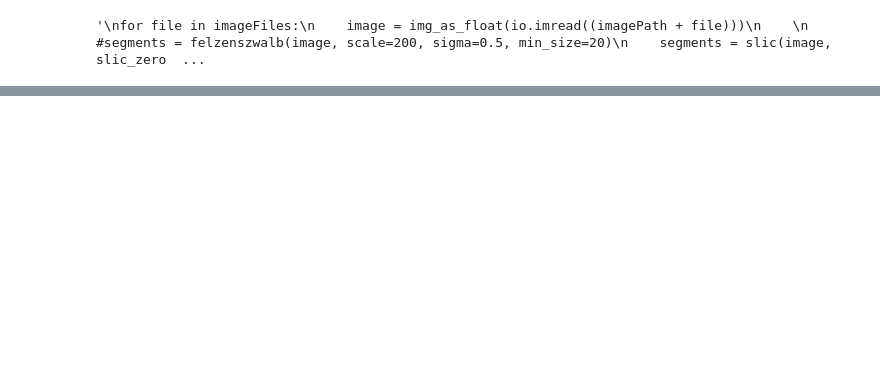
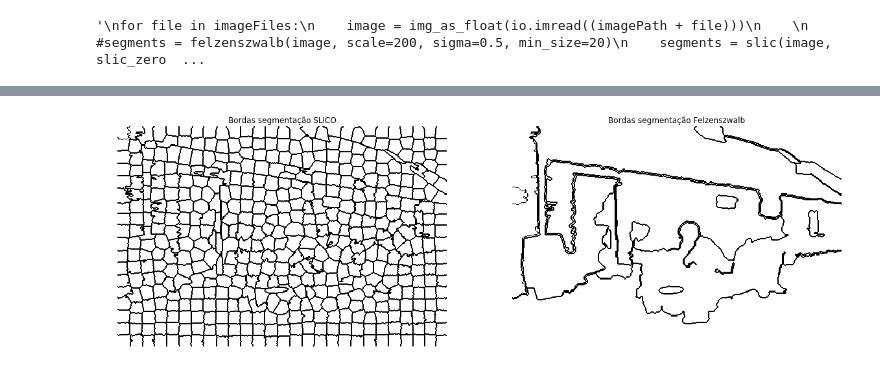
Before and after one commit to falreis/image-segm, a Jupyter notebook: code/segmentation.ipynb, the cells around one changed output, grey strips where cells are left out. Cells and saved outputs as stored; diff of their text form; code cells hidden in the pictures; blank space fills up the shorter version.

```diff
--- a/code/segmentation.ipynb
+++ b/code/segmentation.ipynb
@@ -116,0 +117,16 @@ plt.show()
+# %%
+img = np.zeros(image.shape,dtype=np.uint8)
+img.fill(255)
+
+segs_felz = felzenszwalb(new_image, scale = 4096, min_size = 30)
+
+f, (ax2, ax3) = plt.subplots(1, 2, figsize=(20,20))
+ax2.imshow(mark_boundaries(img, segments, color=(0, 0, 0)))
+ax2.set_title("Bordas segmentação SLICO")
+ax3.imshow(mark_boundaries(img, segs_felz, color=(0, 0, 0)))
+ax3.set_title("Bordas segmentação Felzenszwalb")
+ax2.set_axis_off()
+ax3.set_axis_off()
+plt.show()
+# %% [output]
+[figure, added]
```
Also changed, not shown: parts of 7 cells of this notebook, 1 other file.
